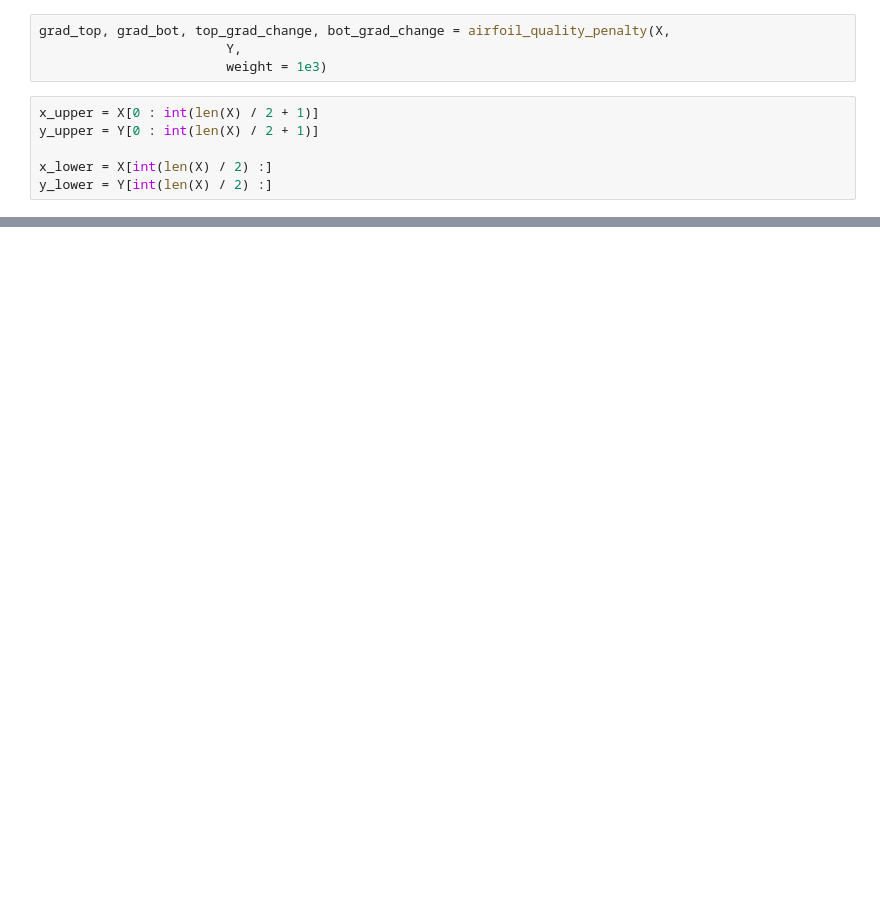
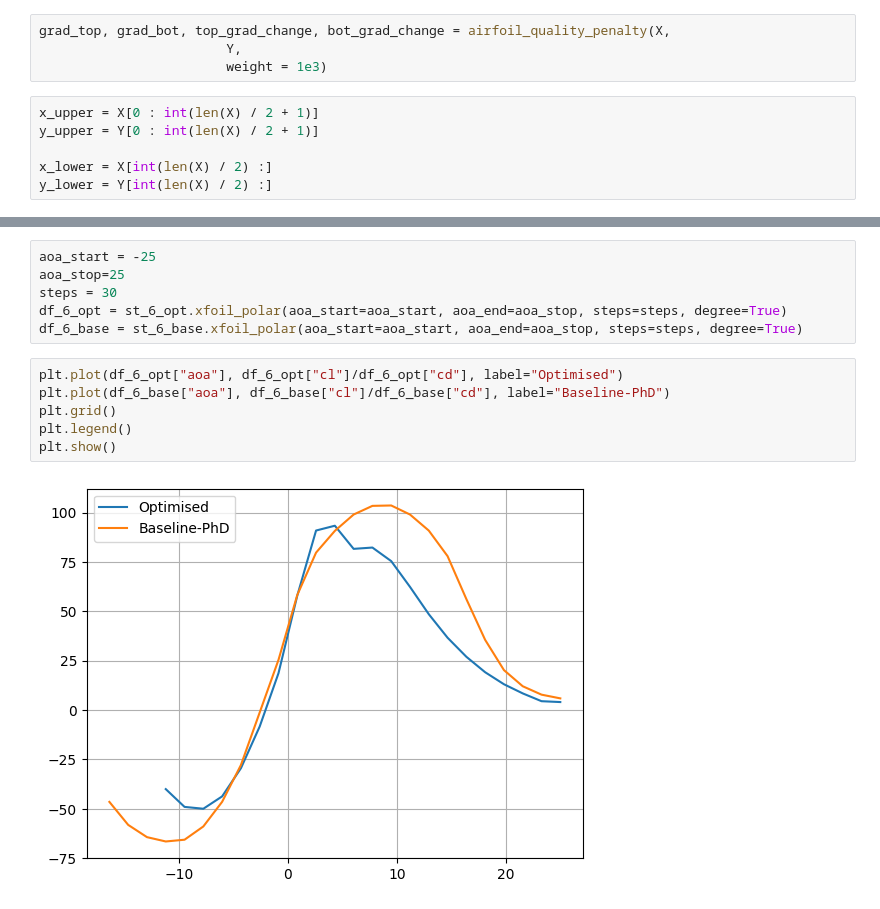
Before and after one commit to Vincent-PhD/SailplaneEngine, a Jupyter notebook: AnalyseOptimisation.ipynb, the cells around one changed output, grey strips where cells are left out. Saved outputs shown, nothing was run; the diff lists cells and outputs as text; blank space fills up the shorter version.

```diff
--- a/AnalyseOptimisation.ipynb
+++ b/AnalyseOptimisation.ipynb
@@ -284,0 +283,14 @@ plt.show()
+# %%
+aoa_start = -25
+aoa_stop=25
+steps = 30
+df_6_opt = st_6_opt.xfoil_polar(aoa_start=aoa_start, aoa_end=aoa_stop, steps=steps, degree=True)
+df_6_base = st_6_base.xfoil_polar(aoa_start=aoa_start, aoa_end=aoa_stop, steps=steps, degree=True)
+# %%
+plt.plot(df_6_opt["aoa"], df_6_opt["cl"]/df_6_opt["cd"], label="Optimised")
+plt.plot(df_6_base["aoa"], df_6_base["cl"]/df_6_base["cd"], label="Baseline-PhD")
+plt.grid()
+plt.legend()
+plt.show()
+# %% [output]
+[figure, added]
```
Also changed, not shown: parts of 24 cells of this notebook, 2 other files.
